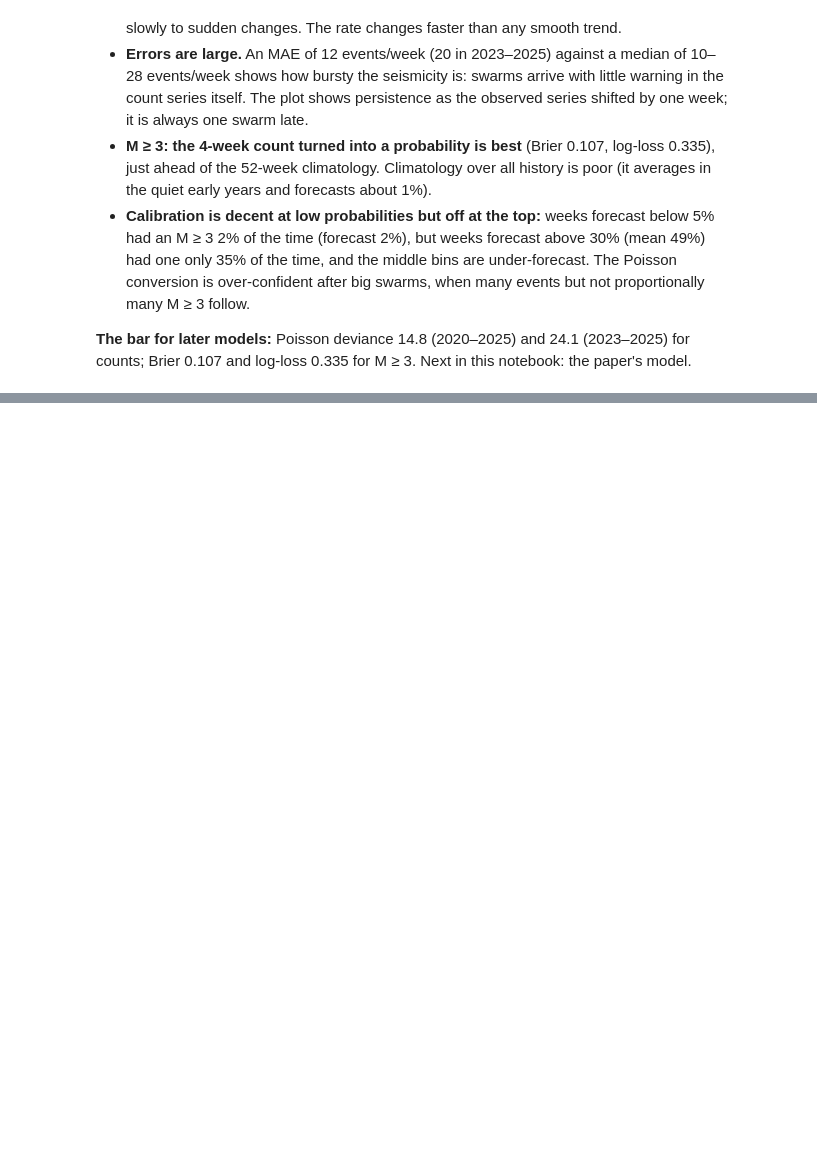
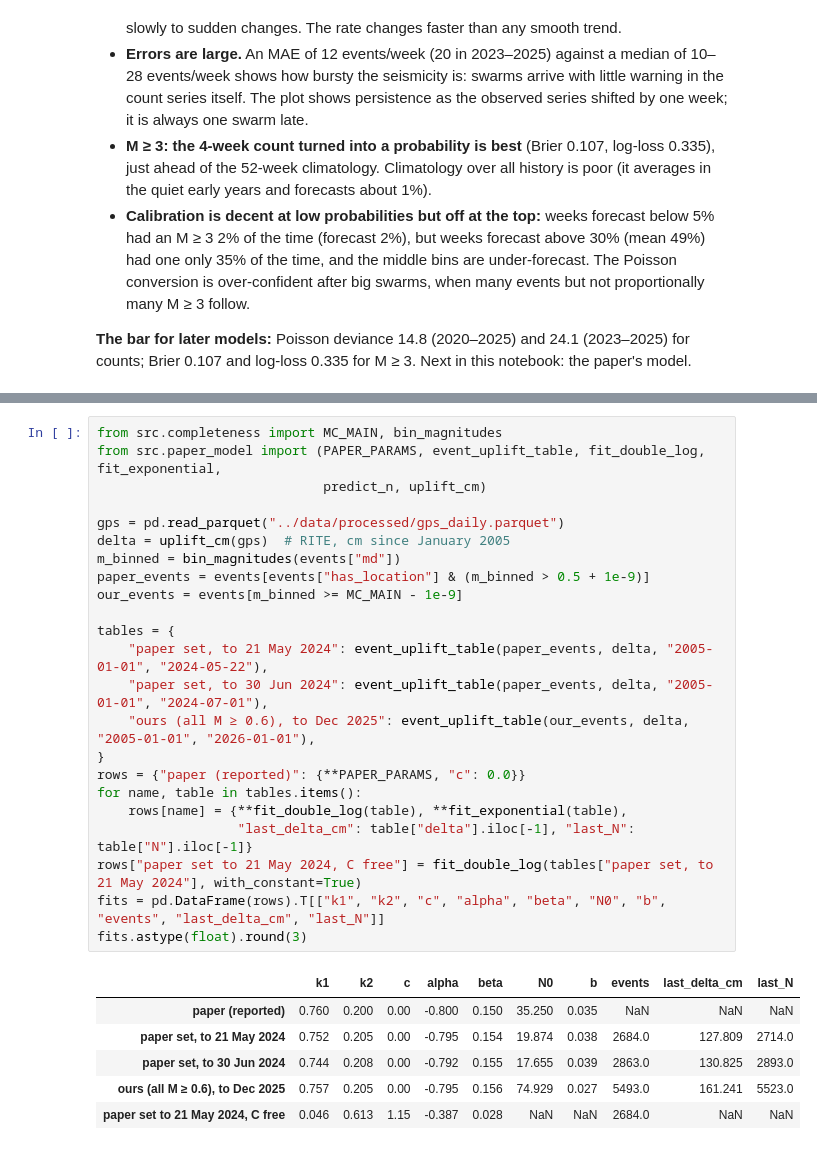
Before and after one commit to PatrickBolton/flegrei-seismicity, a Jupyter notebook: notebooks/03_baselines.ipynb, the cells around one changed output, grey strips where cells are left out. Drawn from its saved outputs; the diff is of its cells as text; blank space fills up the shorter version.

```diff
--- a/notebooks/03_baselines.ipynb
+++ b/notebooks/03_baselines.ipynb
@@ -131,0 +146,30 @@ calibration_table(test["has_large"], prob_forecasts["from_rolling_mean_4w"]).rou
+# %%
+from src.completeness import MC_MAIN, bin_magnitudes
+from src.paper_model import (PAPER_PARAMS, event_uplift_table, fit_double_log, fit_exponential,
+                             predict_n, uplift_cm)
+
+gps = pd.read_parquet("../data/processed/gps_daily.parquet")
+delta = uplift_cm(gps)  # RITE, cm since January 2005
+m_binned = bin_magnitudes(events["md"])
+paper_events = events[events["has_location"] & (m_binned > 0.5 + 1e-9)]
+our_events = events[m_binned >= MC_MAIN - 1e-9]
+
+tables = {
+    "paper set, to 21 May 2024": event_uplift_table(paper_events, delta, "2005-01-01", "2024-05-22"),
+    "paper set, to 30 Jun 2024": event_uplift_table(paper_events, delta, "2005-01-01", "2024-07-01"),
+    "ours (all M ≥ 0.6), to Dec 2025": event_uplift_table(our_events, delta, "2005-01-01", "2026-01-01"),
+}
+rows = {"paper (reported)": {**PAPER_PARAMS, "c": 0.0}}
+for name, table in tables.items():
+    rows[name] = {**fit_double_log(table), **fit_exponential(table),
+                  "last_delta_cm": table["delta"].iloc[-1], "last_N": table["N"].iloc[-1]}
+rows["paper set to 21 May 2024, C free"] = fit_double_log(tables["paper set, to 21 May 2024"], with_constant=True)
+fits = pd.DataFrame(rows).T[["k1", "k2", "c", "alpha", "beta", "N0", "b", "events", "last_delta_cm", "last_N"]]
+fits.astype(float).round(3)
+# %% [output]
+|  | k1 | k2 | c | alpha | beta | N0 | b | events | last_delta_cm | last_N |
+| paper (reported) | 0.760 | 0.200 | 0.00 | -0.800 | 0.150 | 35.250 | 0.035 | NaN | NaN | NaN |
+| paper set, to 21 May 2024 | 0.752 | 0.205 | 0.00 | -0.795 | 0.154 | 19.874 | 0.038 | 2684.0 | 127.809 | 2714.0 |
+| paper set, to 30 Jun 2024 | 0.744 | 0.208 | 0.00 | -0.792 | 0.155 | 17.655 | 0.039 | 2863.0 | 130.825 | 2893.0 |
+| ours (all M ≥ 0.6), to Dec 2025 | 0.757 | 0.205 | 0.00 | -0.795 | 0.156 | 74.929 | 0.027 | 5493.0 | 161.241 | 5523.0 |
+| paper set to 21 May 2024, C free | 0.046 | 0.613 | 1.15 | -0.387 | 0.028 | NaN | NaN | 2684.0 | NaN | NaN |
```
Also changed, not shown: parts of 4 cells of this notebook, 1 other file.
